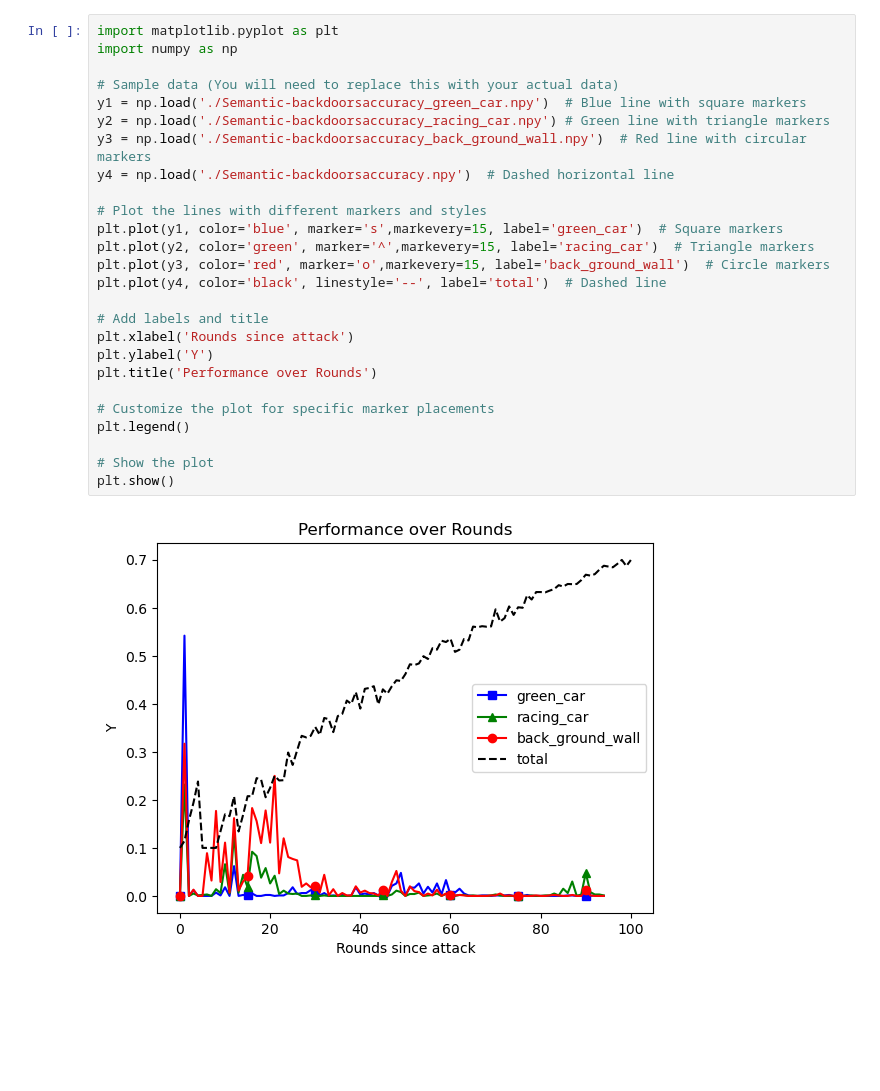
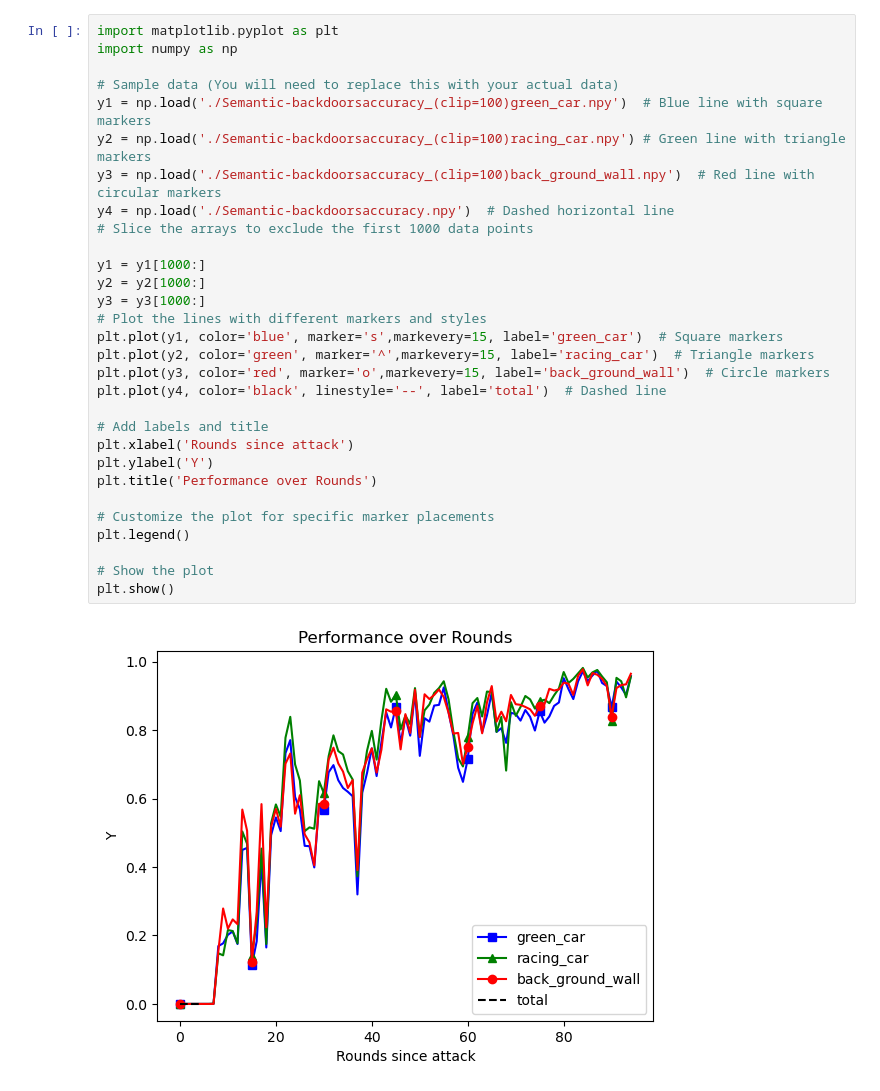
Before and after one commit to PangYuanbo/Fed_Backdoor, a Jupyter notebook: draw.ipynb, the cells around one changed output. Cells and saved outputs as stored; diff of their text form; blank space fills up the shorter version.

```diff
--- a/draw.ipynb
+++ b/draw.ipynb
@@ -1,28 +1,32 @@
 # %%
 import matplotlib.pyplot as plt
 import numpy as np
 
 # Sample data (You will need to replace this with your actual data)
-y1 = np.load('./Semantic-backdoorsaccuracy_green_car.npy')  # Blue line with square markers
-y2 = np.load('./Semantic-backdoorsaccuracy_racing_car.npy') # Green line with triangle markers
-y3 = np.load('./Semantic-backdoorsaccuracy_back_ground_wall.npy')  # Red line with circular markers
+y1 = np.load('./Semantic-backdoorsaccuracy_(clip=100)green_car.npy')  # Blue line with square markers
+y2 = np.load('./Semantic-backdoorsaccuracy_(clip=100)racing_car.npy') # Green line with triangle markers
+y3 = np.load('./Semantic-backdoorsaccuracy_(clip=100)back_ground_wall.npy')  # Red line with circular markers
 y4 = np.load('./Semantic-backdoorsaccuracy.npy')  # Dashed horizontal line
+# Slice the arrays to exclude the first 1000 data points
 
+y1 = y1[1000:]
+y2 = y2[1000:]
+y3 = y3[1000:]
 # Plot the lines with different markers and styles
 plt.plot(y1, color='blue', marker='s',markevery=15, label='green_car')  # Square markers
 plt.plot(y2, color='green', marker='^',markevery=15, label='racing_car')  # Triangle markers
 plt.plot(y3, color='red', marker='o',markevery=15, label='back_ground_wall')  # Circle markers
 plt.plot(y4, color='black', linestyle='--', label='total')  # Dashed line
 
 # Add labels and title
 plt.xlabel('Rounds since attack')
 plt.ylabel('Y')
 plt.title('Performance over Rounds')
 
 # Customize the plot for specific marker placements
 plt.legend()
 
 # Show the plot
 plt.show()
 # %% [output]
-[figure, old version]
+[figure, new version]
```
Also changed, not shown: 1 other file.
